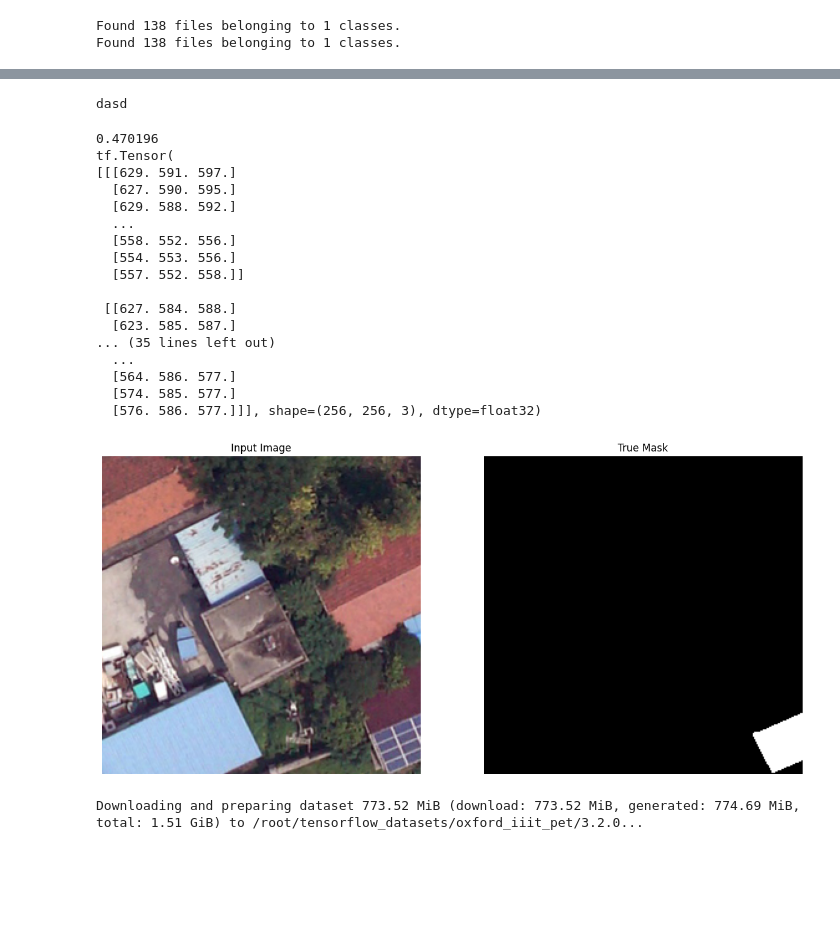
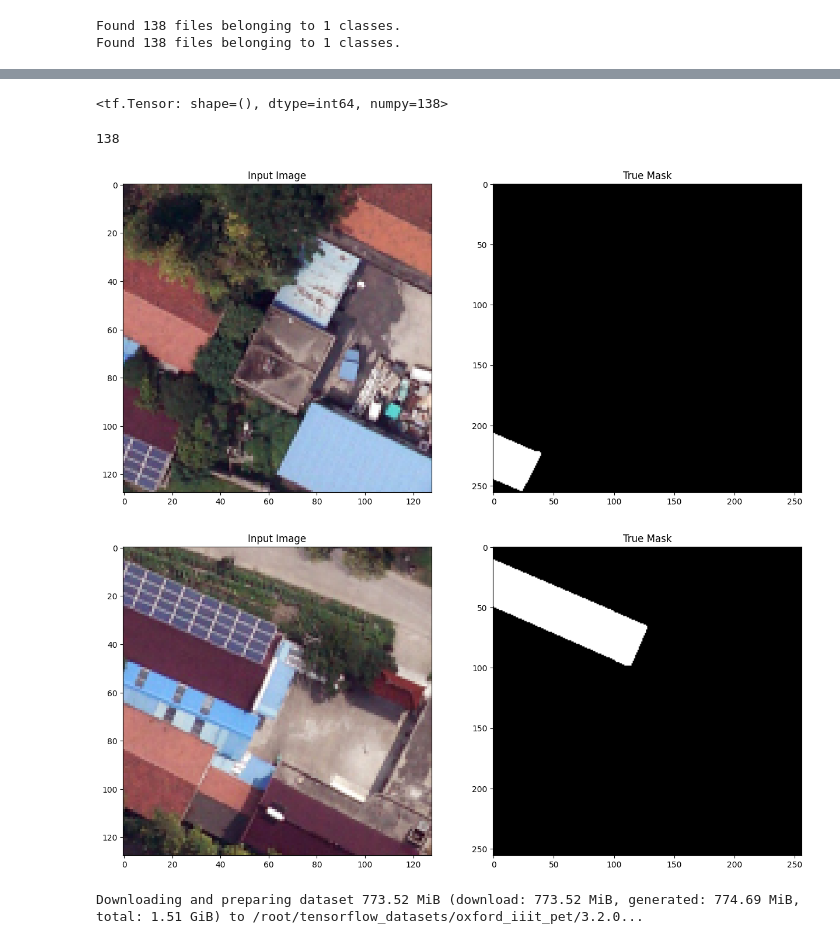
Before and after one commit to mircorudolph/PV_image_segmentation, a Jupyter notebook: 01_model.ipynb, the cells around one changed output, grey strips where cells are left out. Drawn from its saved outputs; the diff is of its cells as text; code cells hidden in the pictures; blank space fills up the shorter version.

```diff
--- a/01_model.ipynb
+++ b/01_model.ipynb
@@ -53,3 +97,25 @@ for image, mask in dataset.take(1):
+# %%
+class Augment(tf.keras.layers.Layer):
+    def __init__(self, seed=42):
+        super().__init__()
+        # both use the same seed, so they'll make the same random changes.
+        self.rescaling_images = tf.keras.layers.Rescaling(1.0/255)
+        self.resizing_images = tf.keras.layers.Resizing(128, 128, interpolation='bilinear')
+
+        self.randomflip_images = tf.keras.layers.RandomFlip(mode="horizontal_and_vertical", seed=seed)
+
+
+
+
+        self.augment_masks = tf.keras.layers.RandomFlip(mode="horizontal_and_vertical", seed=seed)
+
+    def call(self, images, masks):
+        images = self.rescaling_images(images)
+        images = self.resizing_images(images)
+        images = self.randomflip_images(images)
+        masks = self.augment_masks(masks)
+
+        return images, masks
 # %%
 class Augment(tf.keras.layers.Layer):
   def __init__(self, seed=42):
@@ -85,44 +149,36 @@ class Change(tf.keras.layers.Layer):
     #inputs = self.augment_inputs(inputs)
     #labels = self.augment_labels(labels)
     return inputs, labels
+# %%
+dataset.cardinality()
+# %% [output]
+<tf.Tensor: shape=(), dtype=int64, numpy=138>
 # %%
 train_batches = (
     dataset
     #.cache()
     #.shuffle(BUFFER_SIZE)
-    #.batch(BATCH_SIZE)
-    #.repeat()
-    #.map(Augment())
-    .map(Change())
+    #.batch(32)
+    #.repeat(2)
+    #.map(resize)
+    .map(Augment())
+
+    #.map(Change())
     #.prefetch(buffer_size=tf.data.AUTOTUNE)
     )
 
 #test_batches = test_images.batch(BATCH_SIZE)
-# %% [output]
-dasd
+# %%
+len(list(train_batches.as_numpy_iterator()))
+# %% [output]
+138
 # %%
-for image, mask in train_batches.take(1):
-    print(image[0])
+for image, mask in train_batches.take(2):
+    #print(image[0])
     display([image[0], mask[0]])
 # %% [output]
-0.470196
-tf.Tensor(
-[[[629. 591. 597.]
-  [627. 590. 595.]
-  [629. 588. 592.]
-  ...
-  [558. 552. 556.]
-  [554. 553. 556.]
-  [557. 552. 558.]]
-
- [[627. 584. 588.]
-  [623. 585. 587.]
-... (35 lines left out)
-  ...
-  [564. 586. 577.]
-  [574. 585. 577.]
-  [576. 586. 577.]]], shape=(256, 256, 3), dtype=float32)
-[figure, old version]
+[figure, new version]
+[figure, added]
 # %%
 # Download dataset
 dataset, info = tfds.load('oxford_iiit_pet:3.*.*', with_info=True)
```
Also changed, not shown: parts of 10 cells of this notebook.
